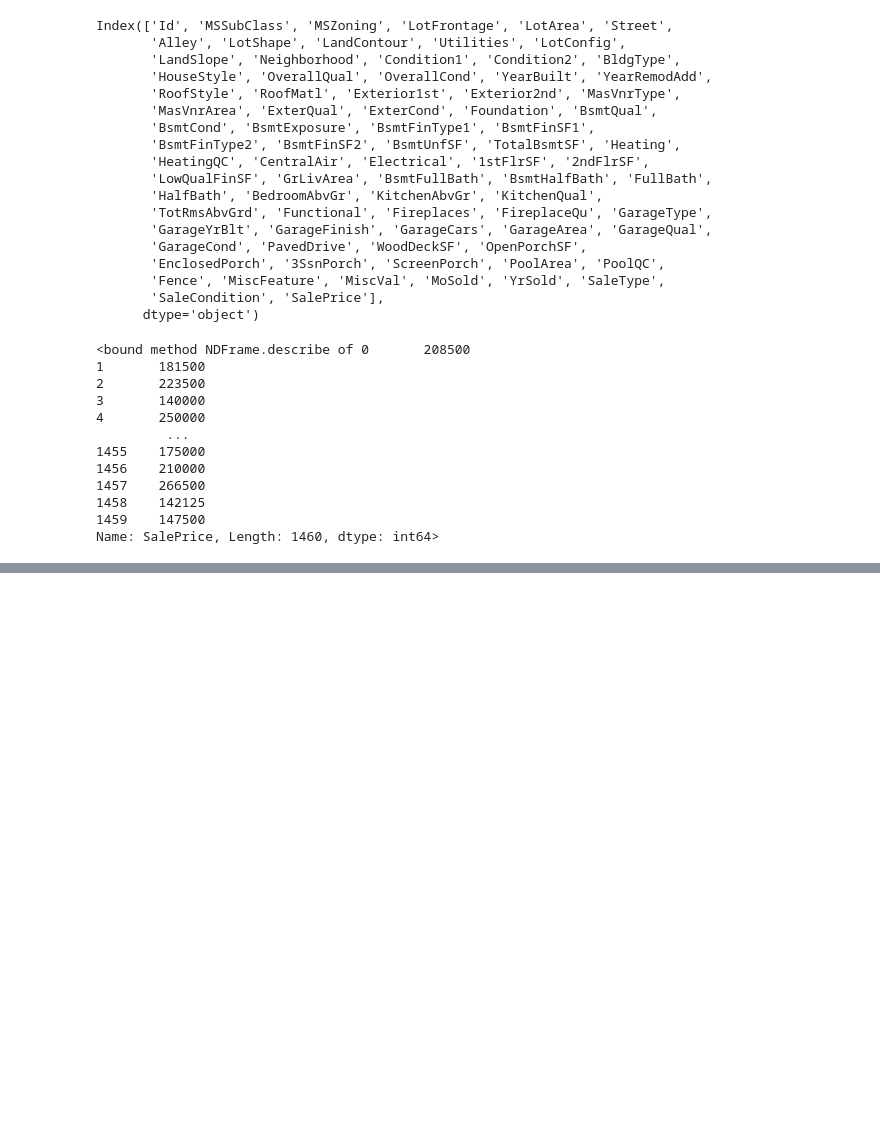
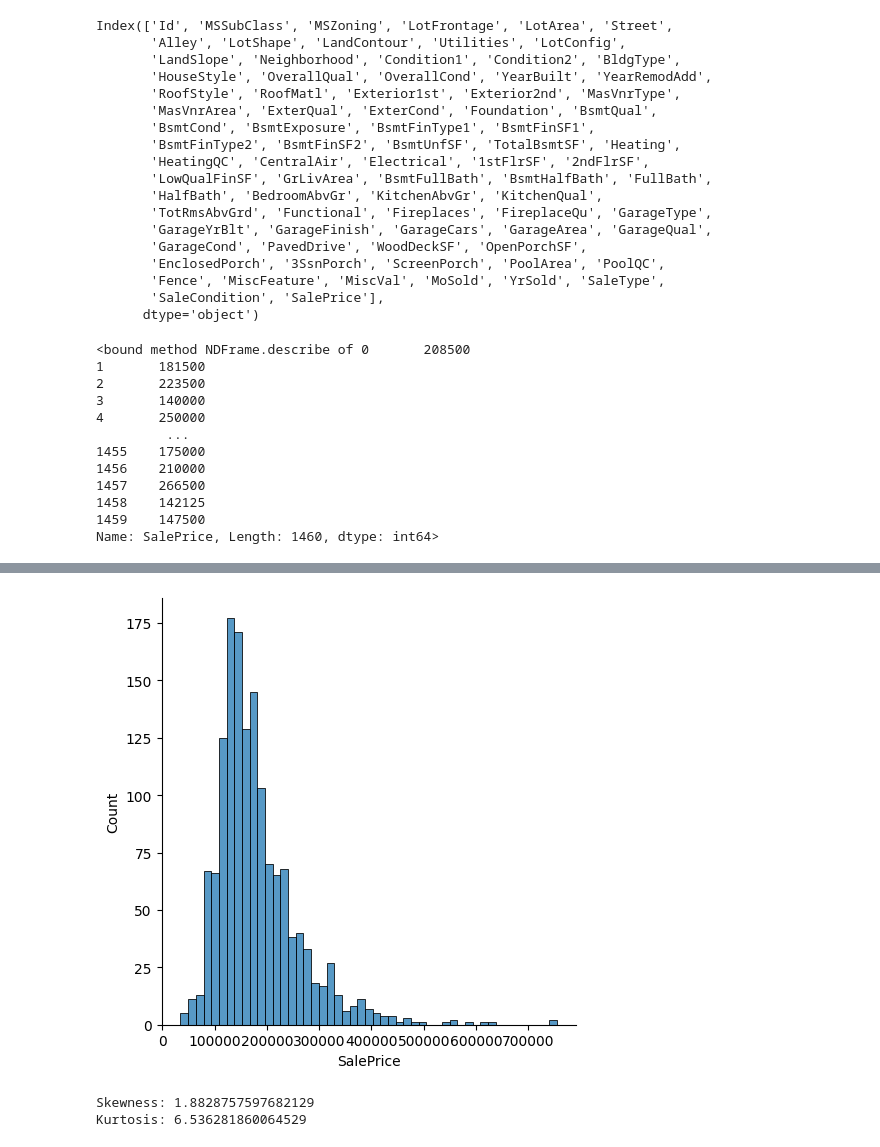
Before and after one commit to SIDAComtech-SIDAGA/House_Price_MachineLearning_Project, a Jupyter notebook: P1_House_Prediction.ipynb, the cells around one changed output, grey strips where cells are left out. Saved outputs shown, nothing was run; the diff lists cells and outputs as text; code cells hidden in the pictures; blank space fills up the shorter version.

Commit message:
Dealing with data features

```diff
--- a/P1_House_Prediction.ipynb
+++ b/P1_House_Prediction.ipynb
@@ -60,0 +79,12 @@ Name: SalePrice, Length: 1460, dtype: int64>
+# %%
+_ = sns.displot(train.SalePrice)
+# %% [output]
+[figure, added]
+# %%
+# Data is right skewed(tail is on the right hand side)
+# Lets see how bad it is skewed
+print(f"Skewness: {train["SalePrice"].skew()}")
+print(f"Kurtosis: {train["SalePrice"].kurt()}")
+# %% [output]
+Skewness: 1.8828757597682129
+Kurtosis: 6.536281860064529
```
Also changed, not shown: parts of 4 cells of this notebook, 1 other file.
